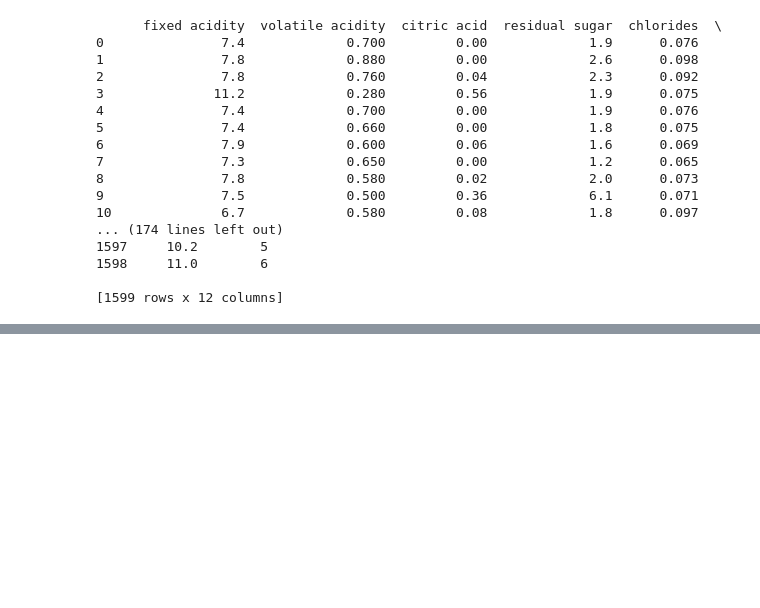
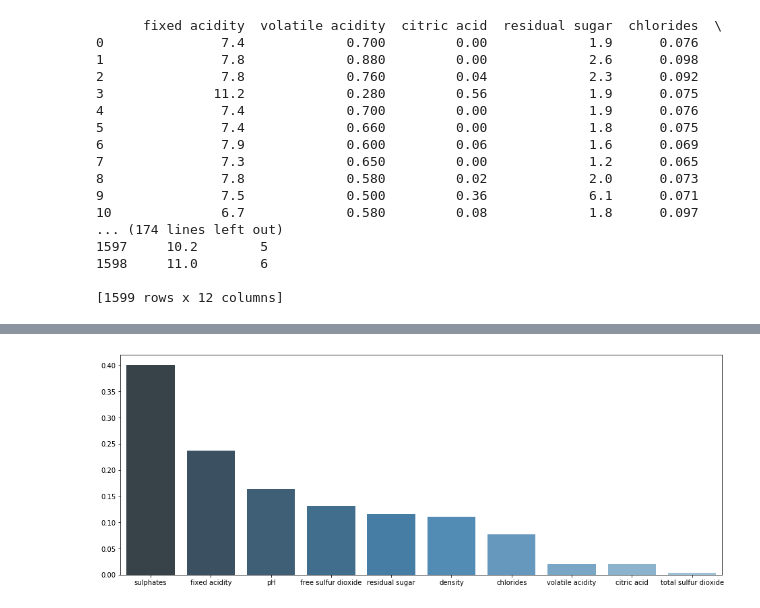
Before and after one commit to Yooru6/Machine-Learning-Group-Assignments, a Jupyter notebook: Methods/Methods_4_LinearRegression/T4_LinearRegression.ipynb, the cells around one changed output, grey strips where cells are left out. Cells and saved outputs as stored; diff of their text form; code cells hidden in the pictures; blank space fills up the shorter version.

```diff
--- a/Methods/Methods_4_LinearRegression/T4_LinearRegression.ipynb
+++ b/Methods/Methods_4_LinearRegression/T4_LinearRegression.ipynb
@@ -118,0 +119,7 @@ ValueError: not enough values to unpack (expected 2, got 1)
+# %%
+#coef2 = pd.DataFrame(coef.reshape(1,10))
+coef2=abs(coef2.sort_values(by=0, ascending=False, axis=1))
+plt.figure(figsize=(16, 6))
+ax = sns.barplot(data=coef2,palette="Blues_d")
+# %% [output]
+[figure, added]
```
Also changed, not shown: parts of 4 cells of this notebook.
